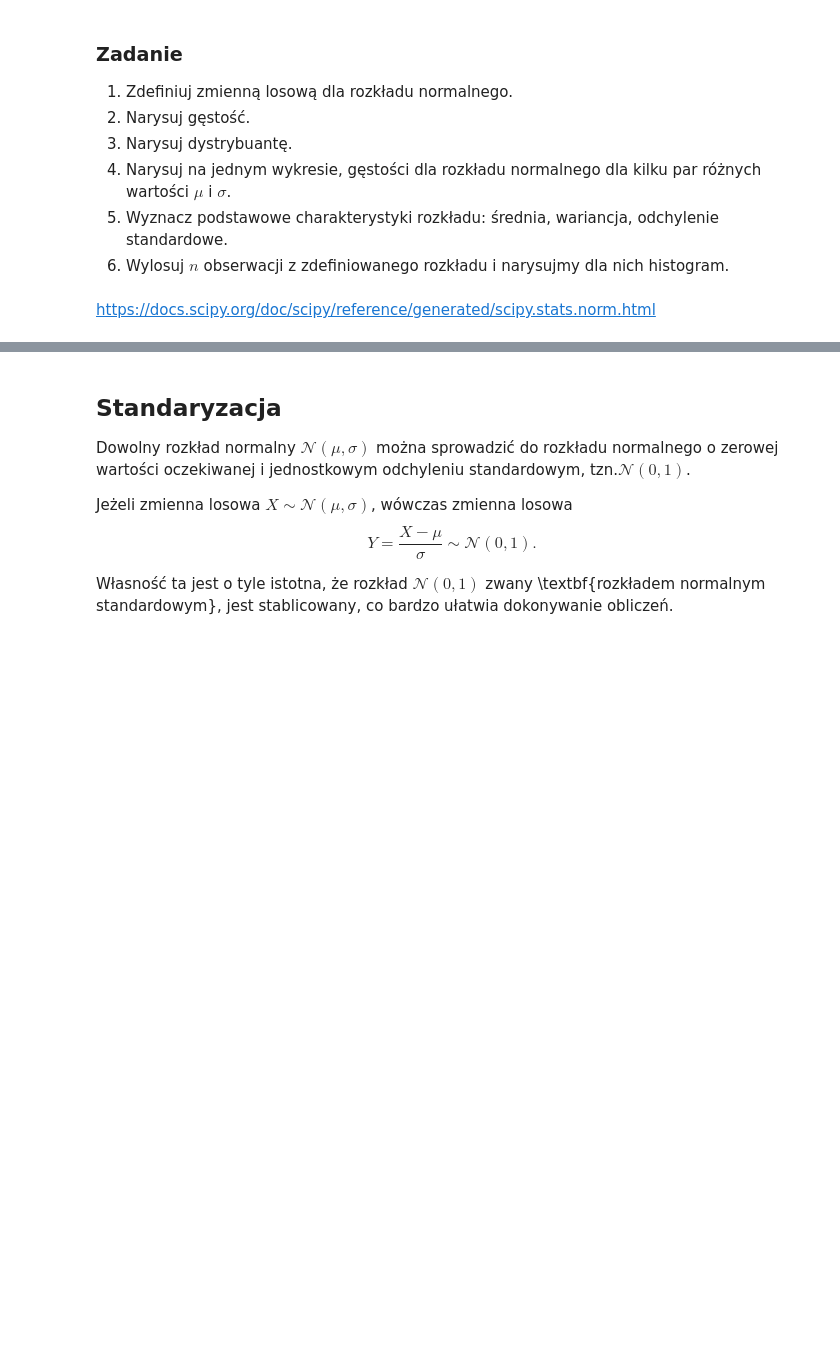
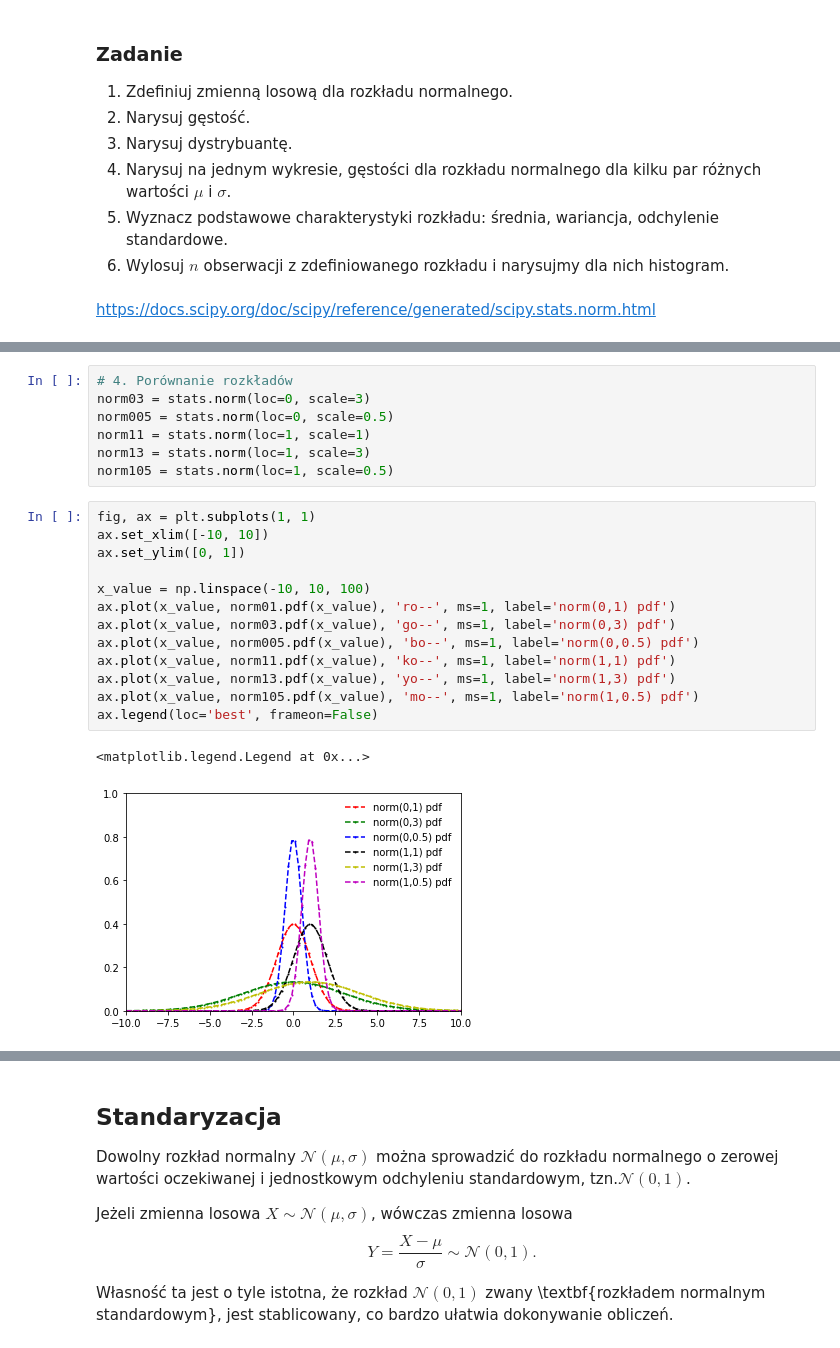
Before and after one commit to mdabrowski-phd/ds250223_stat, a Jupyter notebook: 02_rachunek_prawdopodobienstwa/05_rozklad_normalny.ipynb, the cells around one changed output, grey strips where cells are left out. Drawn from its saved outputs; the diff is of its cells as text; blank space fills up the shorter version.

```diff
--- a/02_rachunek_prawdopodobienstwa/05_rozklad_normalny.ipynb
+++ b/02_rachunek_prawdopodobienstwa/05_rozklad_normalny.ipynb
@@ -26,0 +54,23 @@ https://docs.scipy.org/doc/scipy/reference/generated/scipy.stats.norm.html
+# %%
+# 4. Porównanie rozkładów
+norm03 = stats.norm(loc=0, scale=3)
+norm005 = stats.norm(loc=0, scale=0.5)
+norm11 = stats.norm(loc=1, scale=1)
+norm13 = stats.norm(loc=1, scale=3)
+norm105 = stats.norm(loc=1, scale=0.5)
+# %%
+fig, ax = plt.subplots(1, 1)
+ax.set_xlim([-10, 10])
+ax.set_ylim([0, 1])
+
+x_value = np.linspace(-10, 10, 100)
+ax.plot(x_value, norm01.pdf(x_value), 'ro--', ms=1, label='norm(0,1) pdf')
+ax.plot(x_value, norm03.pdf(x_value), 'go--', ms=1, label='norm(0,3) pdf')
+ax.plot(x_value, norm005.pdf(x_value), 'bo--', ms=1, label='norm(0,0.5) pdf')
+ax.plot(x_value, norm11.pdf(x_value), 'ko--', ms=1, label='norm(1,1) pdf')
+ax.plot(x_value, norm13.pdf(x_value), 'yo--', ms=1, label='norm(1,3) pdf')
+ax.plot(x_value, norm105.pdf(x_value), 'mo--', ms=1, label='norm(1,0.5) pdf')
+ax.legend(loc='best', frameon=False)
+# %% [output]
+<matplotlib.legend.Legend at 0x...>
+[figure, added]
```
Also changed, not shown: parts of 27 cells of this notebook, 3 other files.
